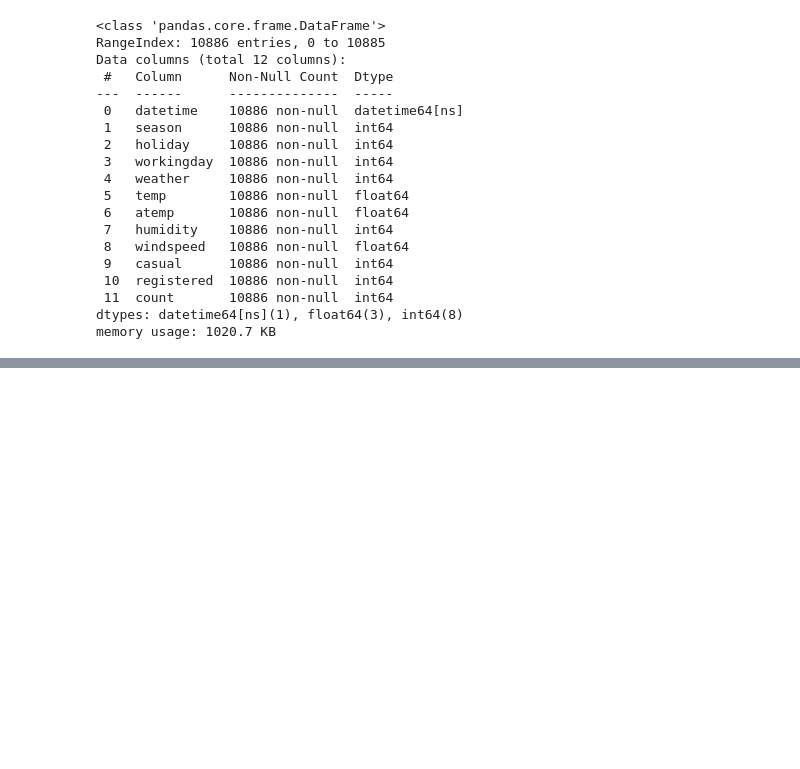
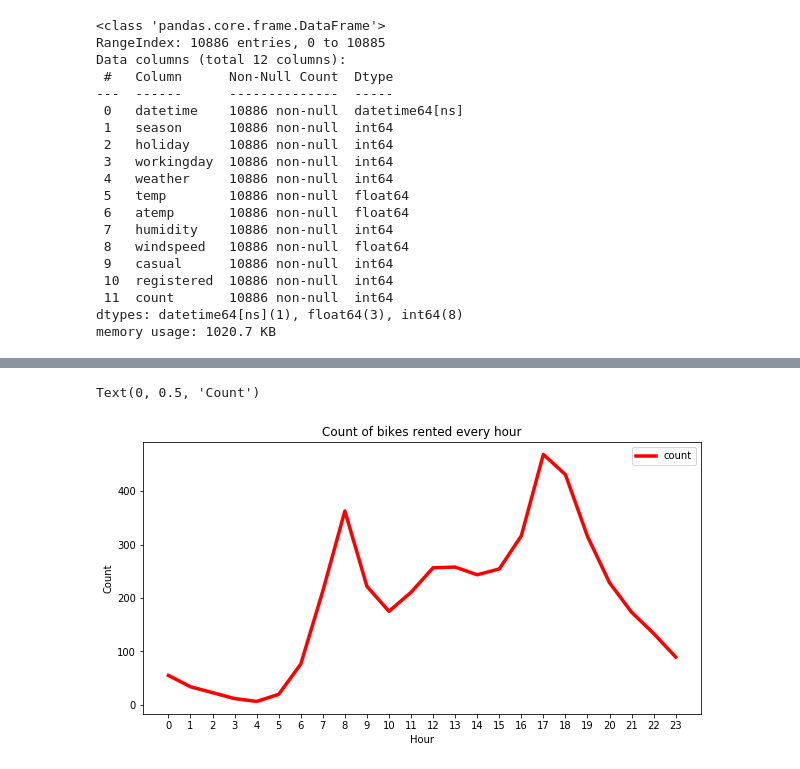
Before and after one commit to Mrunali95/Sharing-Bike-Rental-Analysis-and-Prediction, a Jupyter notebook: Bike.ipynb, the cells around one changed output, grey strips where cells are left out. Cells and saved outputs as stored; diff of their text form; code cells hidden in the pictures; blank space fills up the shorter version.

```diff
--- a/Bike.ipynb
+++ b/Bike.ipynb
@@ -191,0 +154,5 @@ array([92.76597555, 79.88338911, 79.88338911, ..., 91.3772732 ,
+# %%
+df_copy = train.copy()
+#using grouby to extract the count of bike rented hourly
+c =df_copy.groupby('hour')[['count']].mean()
+c.head()
@@ -191,0 +167,12 @@ array([92.76597555, 79.88338911, 79.88338911, ..., 91.3772732 ,
+# %%
+## line graph of count of bikes rented on every hour of day
+
+figure,axes = plt.subplots(figsize = (10, 5))
+c.plot(kind="line", ax=axes, color='red',linewidth=3.5)
+plt.title("Count of bikes rented every hour")
+plt.xlabel("Hour")
+plt.xticks(np.arange(0, 24, step=1))
+plt.ylabel("Count")
+# %% [output]
+Text(0, 0.5, 'Count')
+[figure, added]
```
Also changed, not shown: parts of 39 cells of this notebook.
